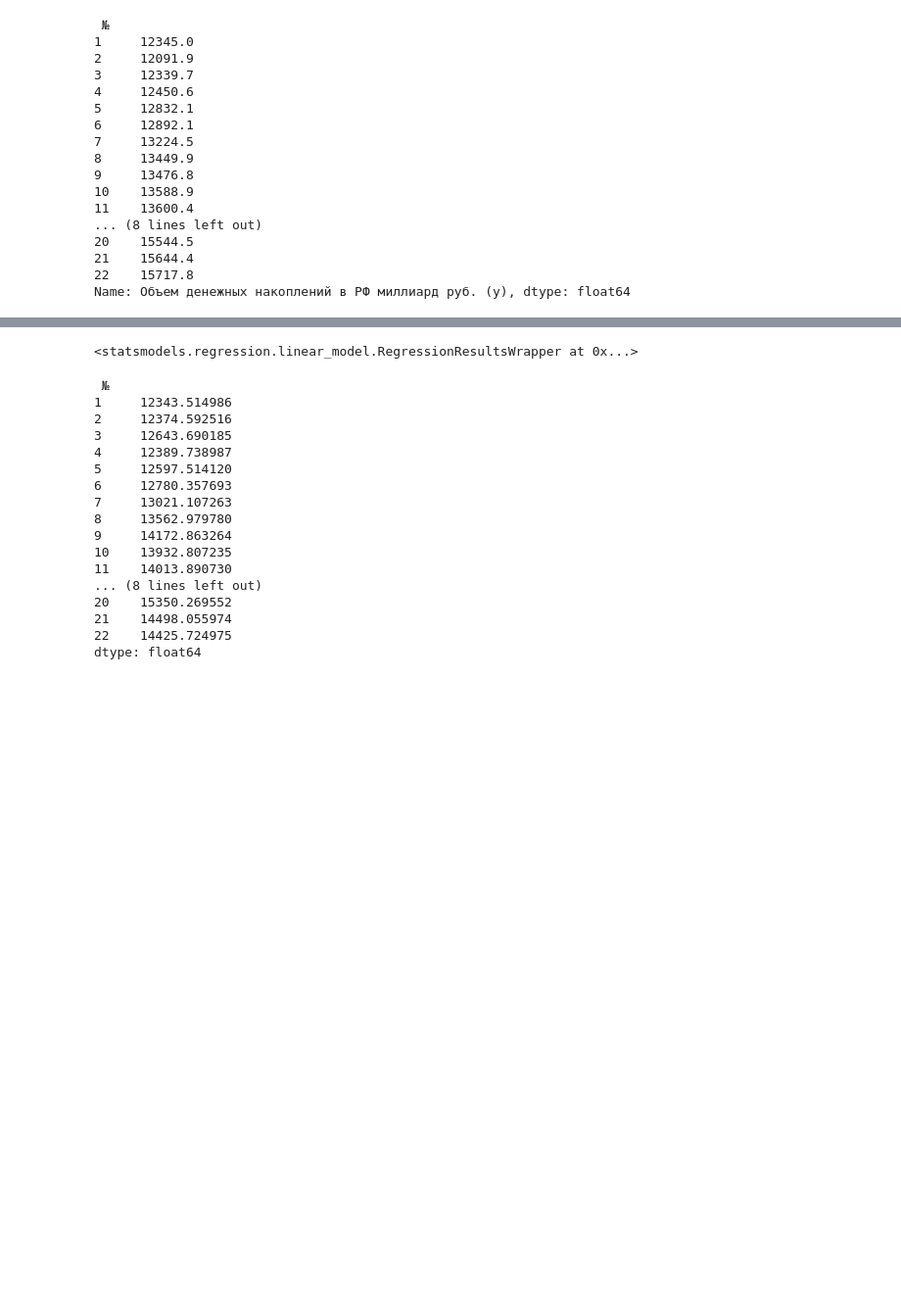
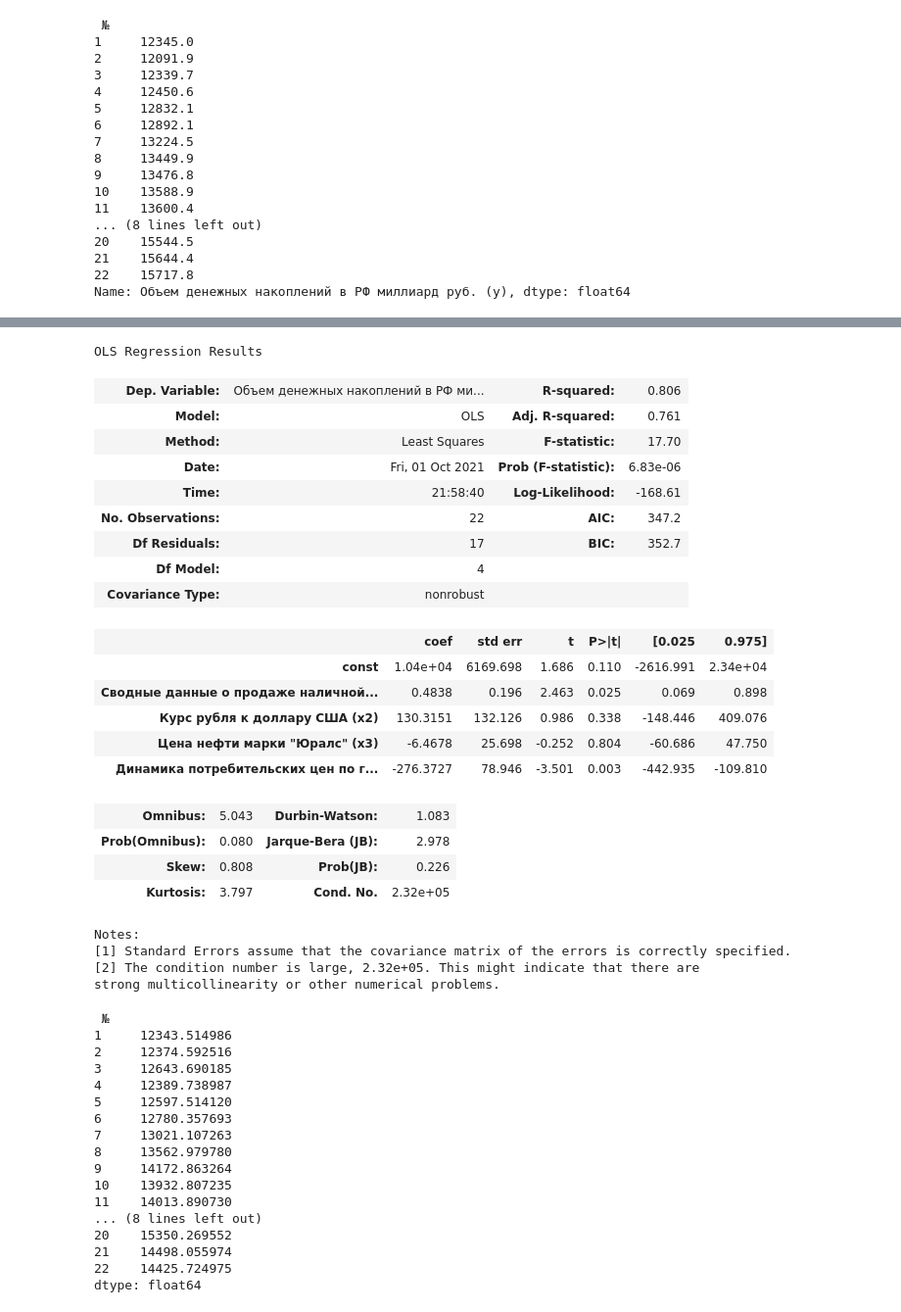
Before and after one commit to Amikuto/Econometric, a Jupyter notebook: Множ и линейная регрессия/main.ipynb, the cells around one changed output, grey strips where cells are left out. Shown at 98% size. Drawn from its saved outputs; the diff is of its cells as text; code cells hidden in the pictures; blank space fills up the shorter version.

```diff
--- a/Множ и линейная регрессия/main.ipynb
+++ b/Множ и линейная регрессия/main.ipynb
@@ -50,7 +54,7 @@ data
 | 21 | 5410 | 30.92 | 112.0 | 6.6 |
 | 22 | 5023 | 31.53 | 110.8 | 6.5 |
 # %%
-data_const = sm.add_constant(data)
+data_const = smmy.add_constant(data)
 data_const
 # %% [output]
 |  | const | Сводные данные о продаже наличной... | Курс рубля к доллару США (x2) | Цена нефти марки "Юралс" (x3) | Динамика потребительских цен по г... |
@@ -72,8 +76,32 @@ data_const
 | 21 | 1.0 | 5410 | 30.92 | 112.0 | 6.6 |
 | 22 | 1.0 | 5023 | 31.53 | 110.8 | 6.5 |
 # %%
-model = sm.OLS(volume, data_const).fit()
-model.summary()
+model = smmy.OLS(volume, data_const)
+results = model.fit()
+results.summary()
 # %% [output]
-<statsmodels.regression.linear_model.RegressionResultsWrapper at 0x...>
+OLS Regression Results
+| Dep. Variable: | Объем денежных накоплений в РФ ми... | R-squared: | 0.806 |
+| Model: | OLS | Adj. R-squared: | 0.761 |
+| Method: | Least Squares | F-statistic: | 17.70 |
+| Date: | Fri, 01 Oct 2021 | Prob (F-statistic): | 6.83e-06 |
+| Time: | 21:58:40 | Log-Likelihood: | -168.61 |
+| No. Observations: | 22 | AIC: | 347.2 |
+| Df Residuals: | 17 | BIC: | 352.7 |
+| Df Model: | 4 |  |  |
+| Covariance Type: | nonrobust |  |  |
+|  | coef | std err | t | P>|t| | [0.025 | 0.975] |
+| const | 1.04e+04 | 6169.698 | 1.686 | 0.110 | -2616.991 | 2.34e+04 |
+| Сводные данные о продаже наличной... | 0.4838 | 0.196 | 2.463 | 0.025 | 0.069 | 0.898 |
+| Курс рубля к доллару США (x2) | 130.3151 | 132.126 | 0.986 | 0.338 | -148.446 | 409.076 |
+| Цена нефти марки "Юралс" (x3) | -6.4678 | 25.698 | -0.252 | 0.804 | -60.686 | 47.750 |
+| Динамика потребительских цен по г... | -276.3727 | 78.946 | -3.501 | 0.003 | -442.935 | -109.810 |
+| Omnibus: | 5.043 | Durbin-Watson: | 1.083 |
+| Prob(Omnibus): | 0.080 | Jarque-Bera (JB): | 2.978 |
+| Skew: | 0.808 | Prob(JB): | 0.226 |
+| Kurtosis: | 3.797 | Cond. No. | 2.32e+05 |
+Notes:
+[1] Standard Errors assume that the covariance matrix of the errors is correctly specified.
+[2] The condition number is large, 2.32e+05. This might indicate that there are
+strong multicollinearity or other numerical problems.
 # %%
```
Also changed, not shown: parts of 13 cells of this notebook, 1 other file.
